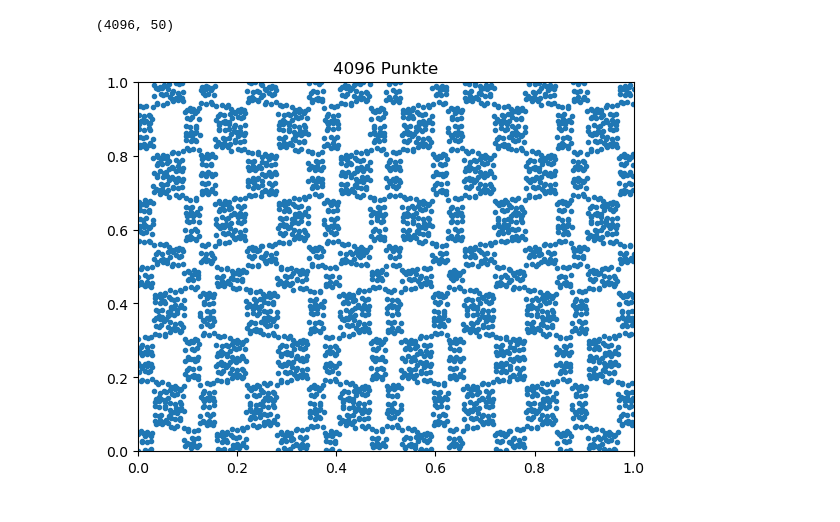
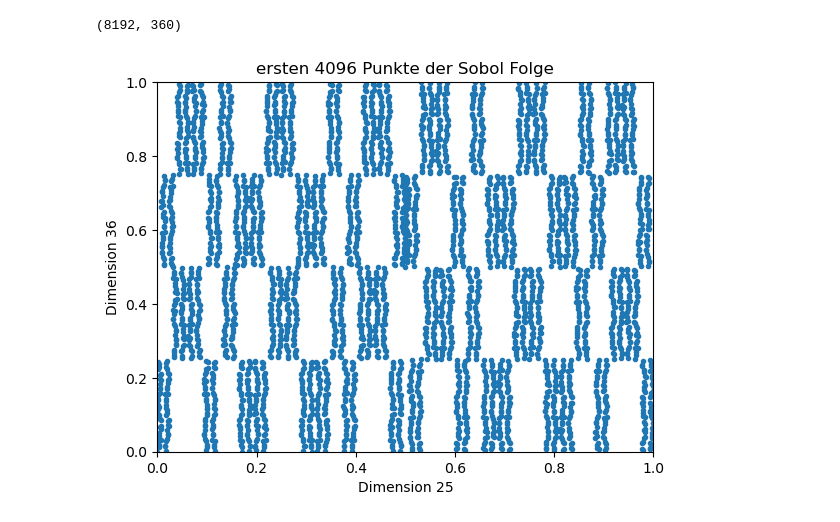
Before and after one commit to fabiangothe/Bachelor-thesis, a Jupyter notebook: comparison_Sobol_plot.ipynb, the cells around one changed output. Drawn from its saved outputs; the diff is of its cells as text; code cells hidden in the pictures.

```diff
--- a/comparison_Sobol_plot.ipynb
+++ b/comparison_Sobol_plot.ipynb
@@ -8,17 +8,26 @@ def Sobol_seq(d,m, number_paths, scramble_func):
     sample =  Sobol_seq.random_base2(m)
     return sample
 
-n=12
+n=13
 samples = Sobol_seq(360,n,2**n, False)  #2**10 sind 1024
 # %%
 np.shape(samples)
 # %% [output]
-(4096, 50)
+(8192, 360)
 # %%
 plt.plot(samples[:,26], samples[:,27],'.')
 plt.xlim([0, 1])
 plt.ylim([0, 1])
 plt.title(str(2**n)+" Punkte")
 plt.show()
-# %% [output]
-[figure, removed]
+# %%
+plt.plot(samples[:4096,24], samples[:4096,35],'.')
+plt.title("ersten 4096 Punkte der Sobol Folge")
+plt.xlabel("Dimension 25")
+plt.ylabel("Dimension 36")
+plt.xlim([0, 1])
+plt.ylim([0, 1])
+plt.savefig('comparison_sobol_SchlechterFall1_ersten4096_plot.png', dpi=300)
+plt.show()
+# %% [output]
+[figure, added]
```
Also changed, not shown: parts of 8 cells of this notebook, 9 other files.
